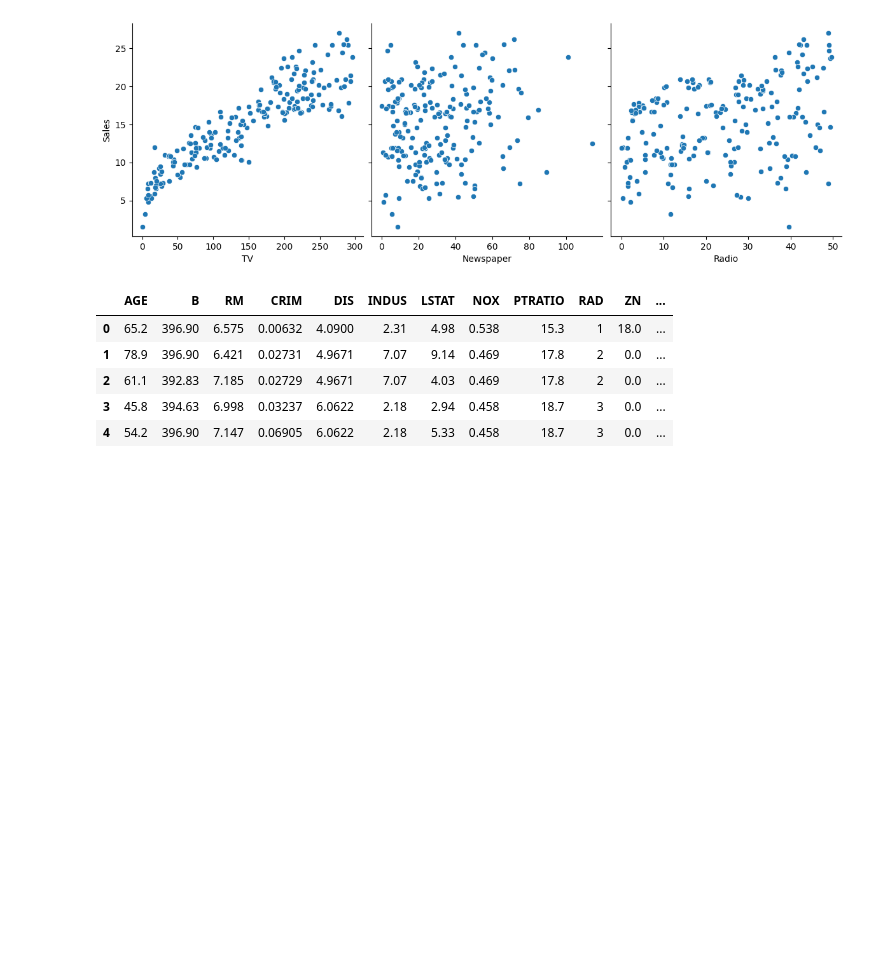
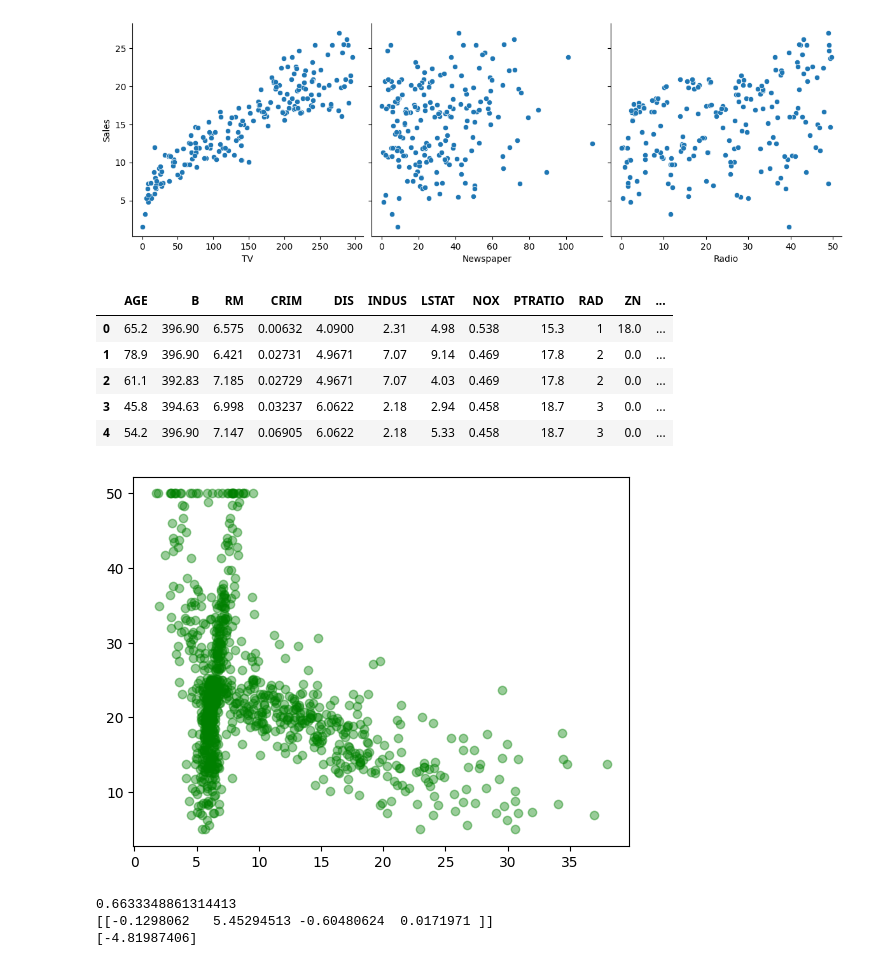
Before and after one commit to rladbstj56/2024PythonDataAnalysis, a Jupyter notebook: 241017.ipynb, the cells around one changed output. Saved outputs shown, nothing was run; the diff lists cells and outputs as text; code cells hidden in the pictures; blank space fills up the shorter version.

```diff
--- a/241017.ipynb
+++ b/241017.ipynb
@@ -121,4 +121,27 @@ boston.head()
 | 4 | 54.2 | 396.90 | 7.147 | 0.06905 | 6.0622 | 2.18 | 5.33 | 0.458 | 18.7 | 3 | 0.0 | ... |
 # %%
 plt.scatter(boston[['LSTAT']], boston[['Target']], alpha = 0.4, c = 'g') # 하위 계층 비율, Price
-plt.scatter()
+plt.scatter(boston[['RM']], boston[['Target']], alpha = 0.4, c='g') # 방 개수, Price
+plt.show() # 그래프 두개 그리기 찾아보기
+# %% [output]
+[figure, added]
+# %%
+from sklearn.model_selection import train_test_split
+from sklearn.linear_model import LinearRegression
+
+xb = boston[['CRIM', 'RM', 'LSTAT', 'AGE']]
+yb = boston[['Target']]
+xb_train, xb_test, yb_train, yb_test = train_test_split(xb, yb, test_size=0.2, random_state = 42) # 20%
+
+model3 = LinearRegression()
+model3.fit(xb_train, yb_train) # 훈련 데이터로 훈련
+
+yb_pred = model3.predict(xb_test)
+
+print(model3.score(xb_train, yb_train))
+print(model3.coef_)
+print(model3.intercept_)
+# %% [output]
+0.6633348861314413
+[[-0.1298062   5.45294513 -0.60480624  0.0171971 ]]
+[-4.81987406]
```
Also changed, not shown: parts of 6 cells of this notebook.
